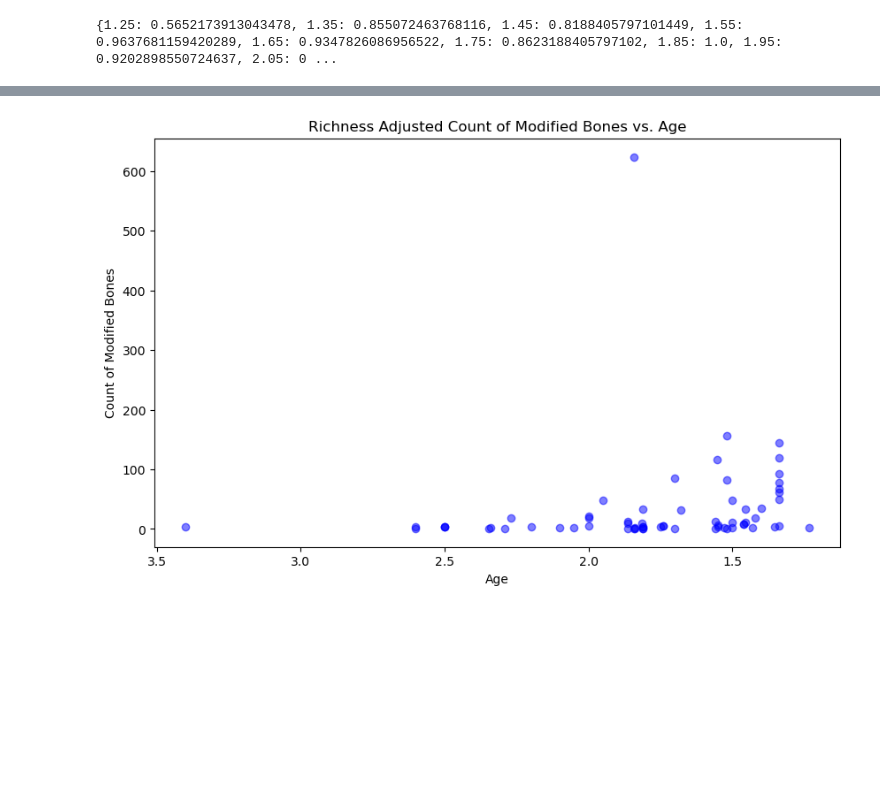
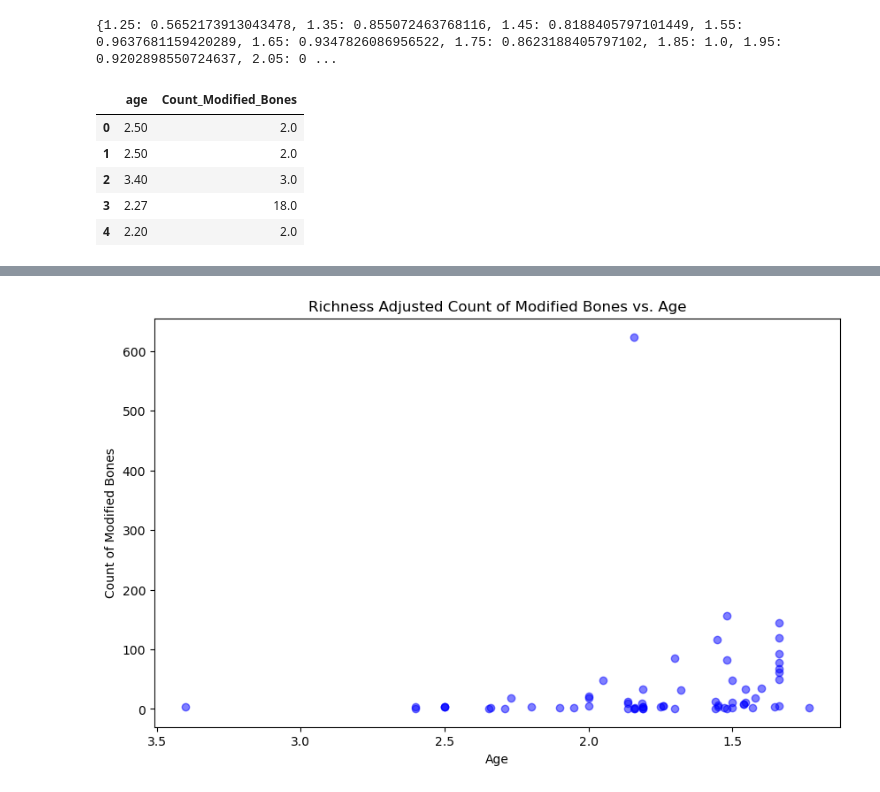
Before and after one commit to Rhys-sg/hominin-carnivory, a Jupyter notebook: carn_analysis.ipynb, the cells around one changed output, grey strips where cells are left out. Saved outputs shown, nothing was run; the diff lists cells and outputs as text; code cells hidden in the pictures; blank space fills up the shorter version.

```diff
--- a/carn_analysis.ipynb
+++ b/carn_analysis.ipynb
@@ -164,6 +164,15 @@ for i in dict_from_summed_df['bin']:
 print(new_dict)
 # %% [output]
 {1.25: 0.5652173913043478, 1.35: 0.855072463768116, 1.45: 0.8188405797101449, 1.55: 0.9637681159420289, 1.65: 0.9347826086956522, 1.75: 0.8623188405797102, 1.85: 1.0, 1.95: 0.9202898550724637, 2.05: 0 ...
+# %%
+new_df.head()
+# %% [output]
+|  | age | Count_Modified_Bones |
+| 0 | 2.50 | 2.0 |
+| 1 | 2.50 | 2.0 |
+| 2 | 3.40 | 3.0 |
+| 3 | 2.27 | 18.0 |
+| 4 | 2.20 | 2.0 |
 # %%
 richness_adj_df = new_df.copy()
 for index, row in new_df.iterrows():
```
Also changed, not shown: parts of 7 cells of this notebook, 2 other files.
